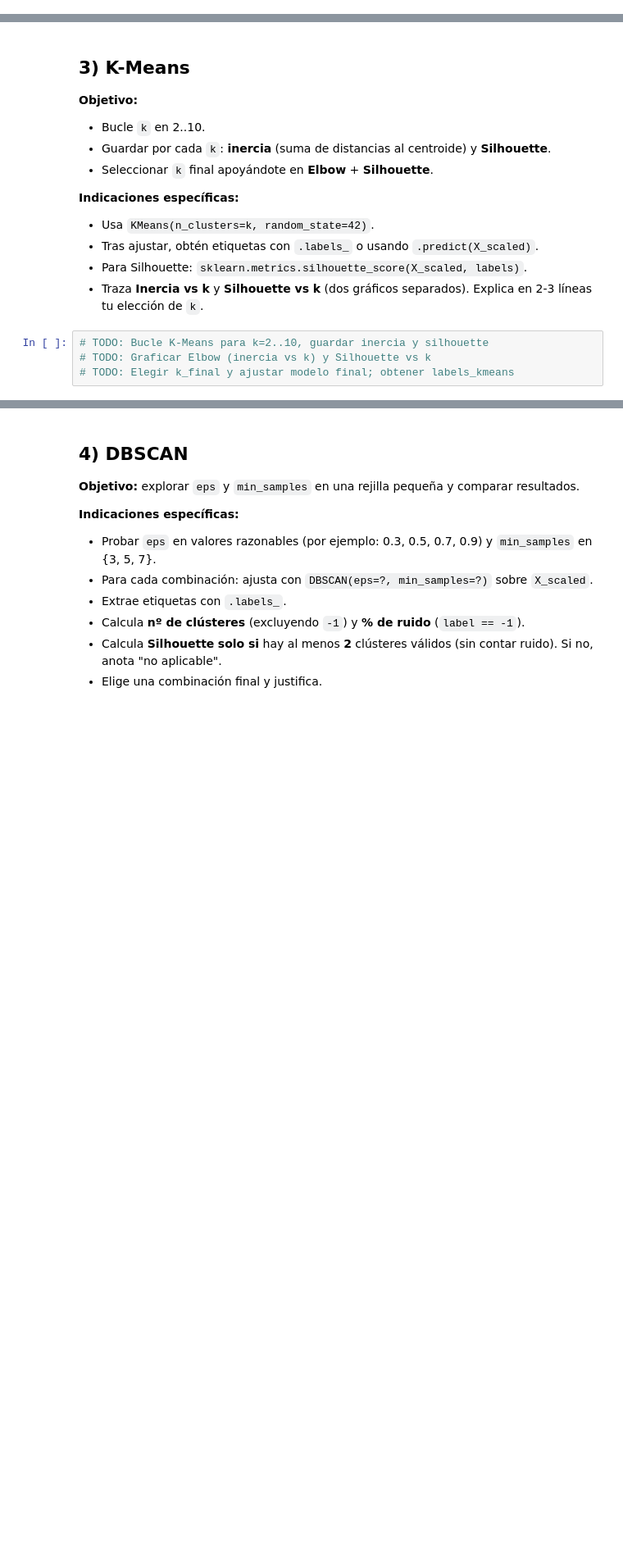
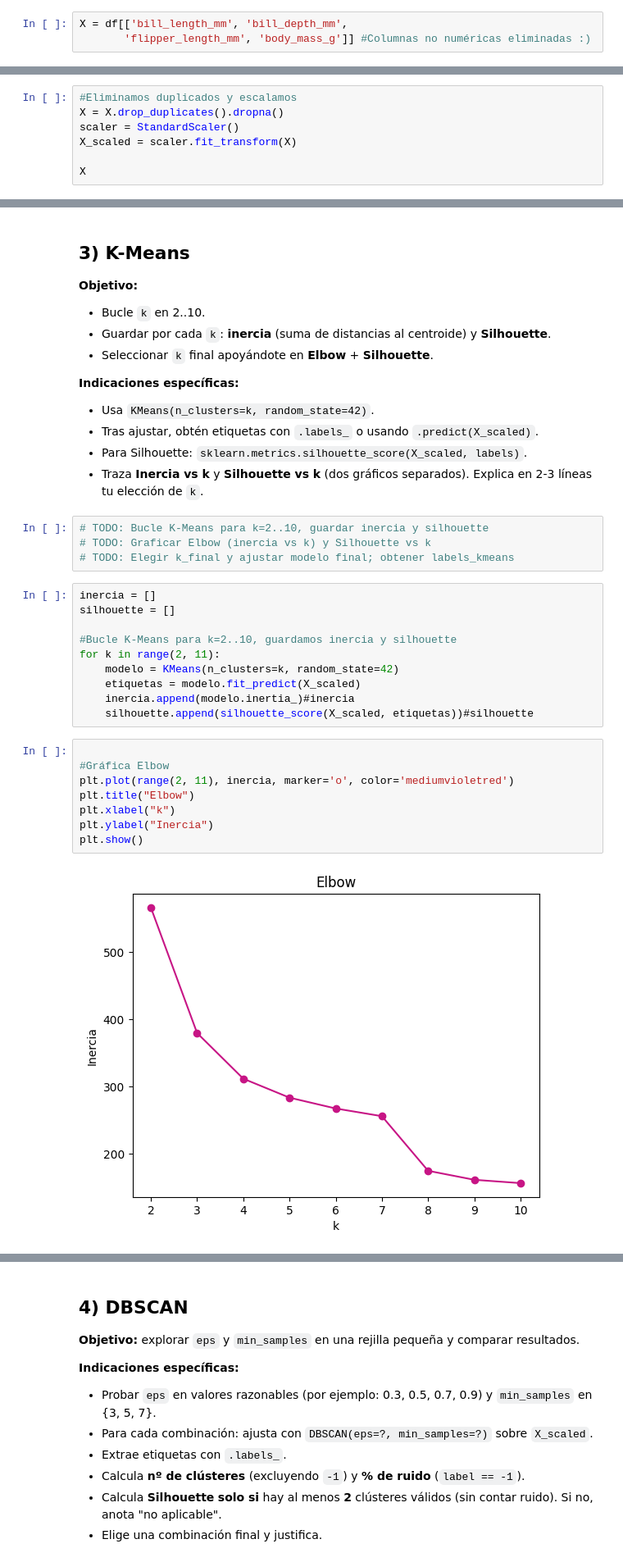
Before and after one commit to pauuulaa/Machine-Learning, a Jupyter notebook: enunciado_clustering_estudiante_penguins.ipynb, the cells around one changed output, grey strips where cells are left out. Shown: that part at 82% size. Saved outputs shown, nothing was run; the diff lists cells and outputs as text; blank space fills up the shorter version.

```diff
--- a/enunciado_clustering_estudiante_penguins.ipynb
+++ b/enunciado_clustering_estudiante_penguins.ipynb
@@ -39,0 +97,3 @@
+# %%
+X = df[['bill_length_mm', 'bill_depth_mm',
+       'flipper_length_mm', 'body_mass_g']] #Columnas no numéricas eliminadas :)
@@ -50,3 +126,10 @@
 # scaler = ...
 # X_scaled = ...
 # print(X.shape, '->', X_scaled.shape)
+# %%
+#Eliminamos duplicados y escalamos
+X = X.drop_duplicates().dropna()
+scaler = StandardScaler()
+X_scaled = scaler.fit_transform(X)
+
+X
@@ -66,3 +163,23 @@
 # TODO: Bucle K-Means para k=2..10, guardar inercia y silhouette
 # TODO: Graficar Elbow (inercia vs k) y Silhouette vs k
 # TODO: Elegir k_final y ajustar modelo final; obtener labels_kmeans
+# %%
+inercia = []
+silhouette = []
+
+#Bucle K-Means para k=2..10, guardamos inercia y silhouette
+for k in range(2, 11):
+    modelo = KMeans(n_clusters=k, random_state=42)
+    etiquetas = modelo.fit_predict(X_scaled)
+    inercia.append(modelo.inertia_)#inercia
+    silhouette.append(silhouette_score(X_scaled, etiquetas))#silhouette
+# %%
+
+#Gráfica Elbow
+plt.plot(range(2, 11), inercia, marker='o', color='mediumvioletred')
+plt.title("Elbow")
+plt.xlabel("k")
+plt.ylabel("Inercia")
+plt.show()
+# %% [output]
+[figure, added]
```
Also changed, not shown: parts of 17 cells of this notebook.
